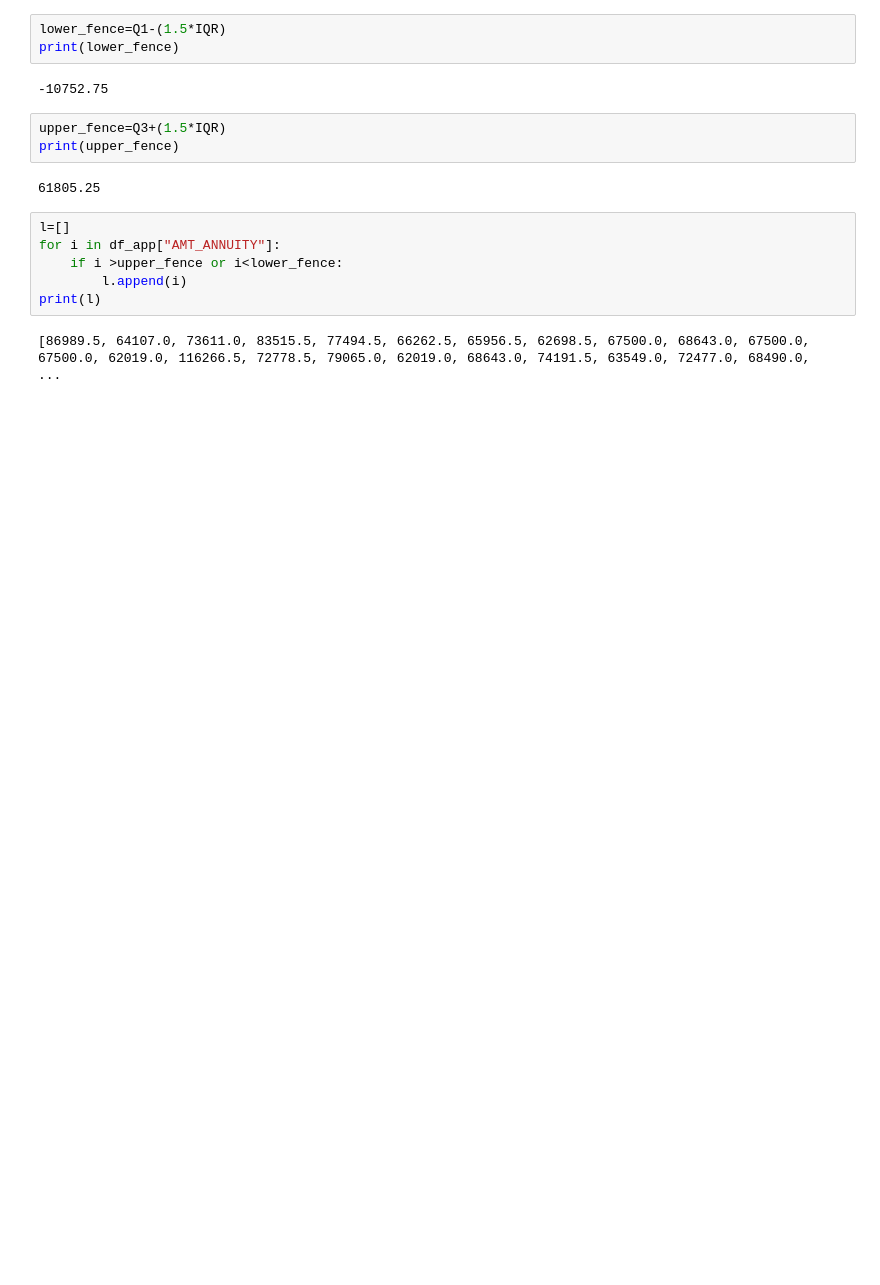
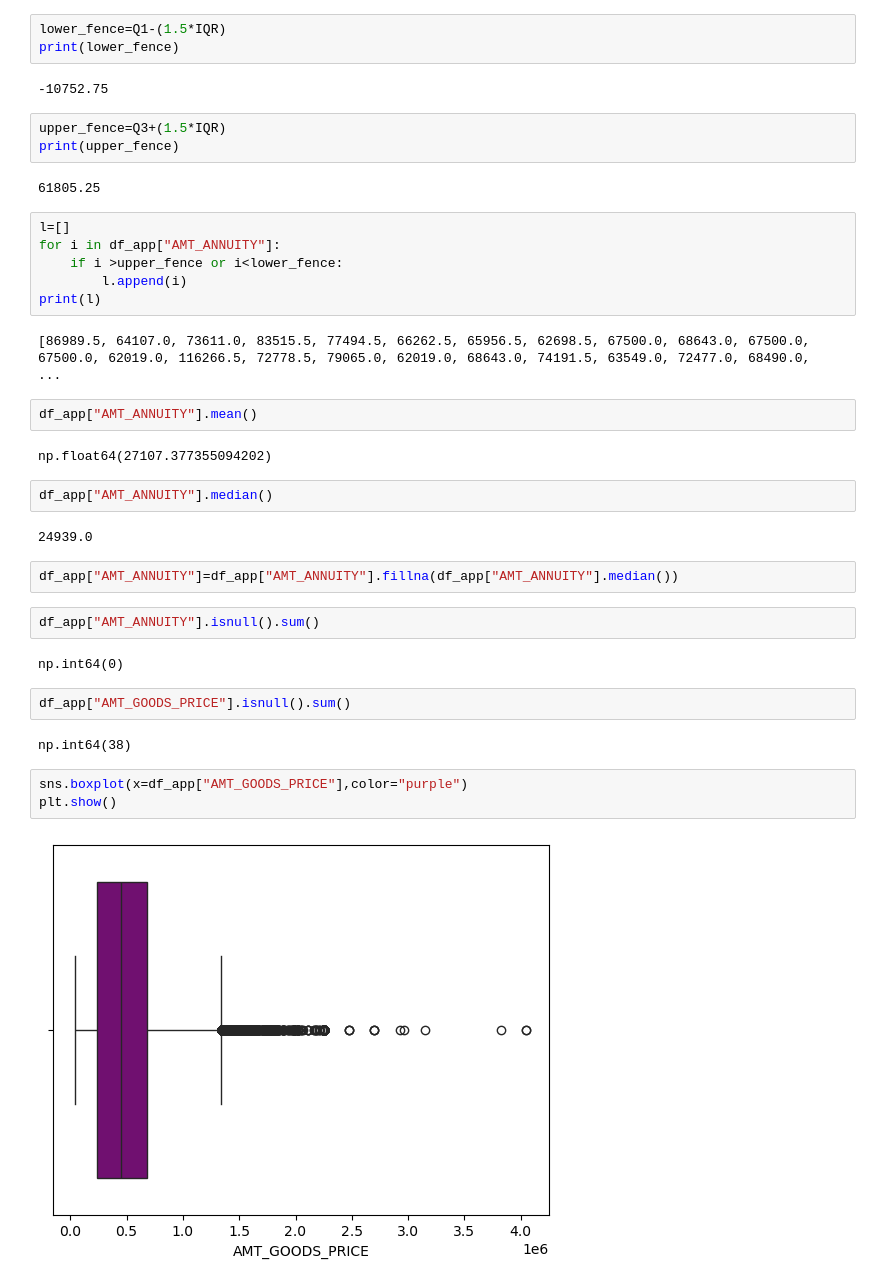
Before and after one commit to tanishqsharma20/python, a Jupyter notebook: python project/Bank loan case study/bank_loan.ipynb, the cells around one changed output. Drawn from its saved outputs; the diff is of its cells as text; blank space fills up the shorter version.

```diff
--- a/python project/Bank loan case study/bank_loan.ipynb
+++ b/python project/Bank loan case study/bank_loan.ipynb
@@ -365,3 +390,26 @@ for i in df_app["AMT_ANNUITY"]:
 print(l)
 # %% [output]
 [86989.5, 64107.0, 73611.0, 83515.5, 77494.5, 66262.5, 65956.5, 62698.5, 67500.0, 68643.0, 67500.0, 67500.0, 62019.0, 116266.5, 72778.5, 79065.0, 62019.0, 68643.0, 74191.5, 63549.0, 72477.0, 68490.0,  ...
+# %%
+df_app["AMT_ANNUITY"].mean()
+# %% [output]
+np.float64(27107.377355094202)
+# %%
+df_app["AMT_ANNUITY"].median()
+# %% [output]
+24939.0
+# %%
+df_app["AMT_ANNUITY"]=df_app["AMT_ANNUITY"].fillna(df_app["AMT_ANNUITY"].median())
+# %%
+df_app["AMT_ANNUITY"].isnull().sum()
+# %% [output]
+np.int64(0)
+# %%
+df_app["AMT_GOODS_PRICE"].isnull().sum()
+# %% [output]
+np.int64(38)
+# %%
+sns.boxplot(x=df_app["AMT_GOODS_PRICE"],color="purple")
+plt.show()
+# %% [output]
+[figure, added]
```
Also changed, not shown: parts of 26 cells of this notebook.
